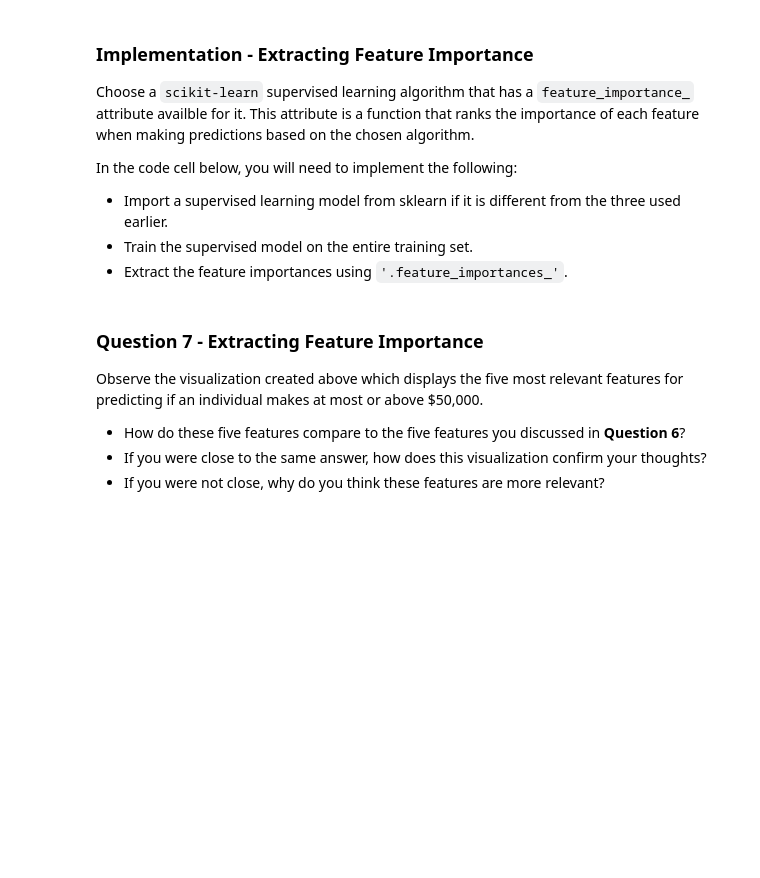
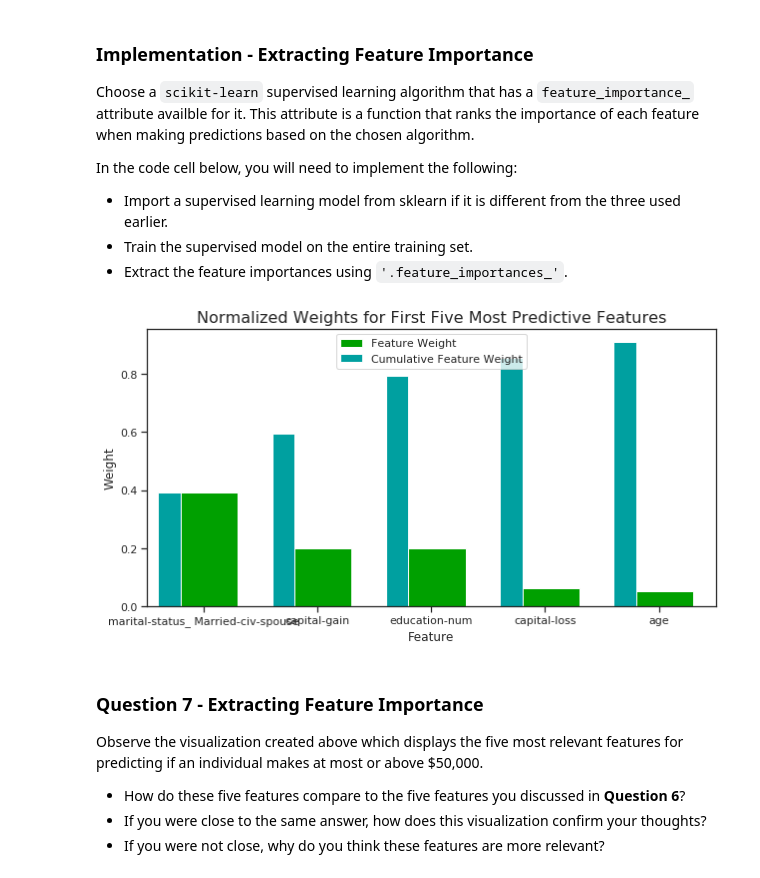
Before and after one commit to kurdi1mans/Finding-Donors-for-CharityML, a Jupyter notebook: finding_donors.ipynb, the cells around one changed output. Saved outputs shown, nothing was run; the diff lists cells and outputs as text; code cells hidden in the pictures; blank space fills up the shorter version.

```diff
--- a/finding_donors.ipynb
+++ b/finding_donors.ipynb
@@ -679,15 +734,18 @@ In the code cell below, you will need to implement the following:
 # %%
 # TODO: Import a supervised learning model that has 'feature_importances_'
 
 
 # TODO: Train the supervised model on the training set using .fit(X_train, y_train)
-model = None
+model = GradientBoostingClassifier()
+model.fit(X_train,y_train)
 
 # TODO: Extract the feature importances using .feature_importances_
-importances = None
+importances = model.feature_importances_
 
 # Plot
 vs.feature_plot(importances, X_train, y_train)
+# %% [output]
+[figure, added]
 # %% [markdown]
 ### Question 7 - Extracting Feature Importance
 
```
Also changed, not shown: parts of 21 cells of this notebook.
